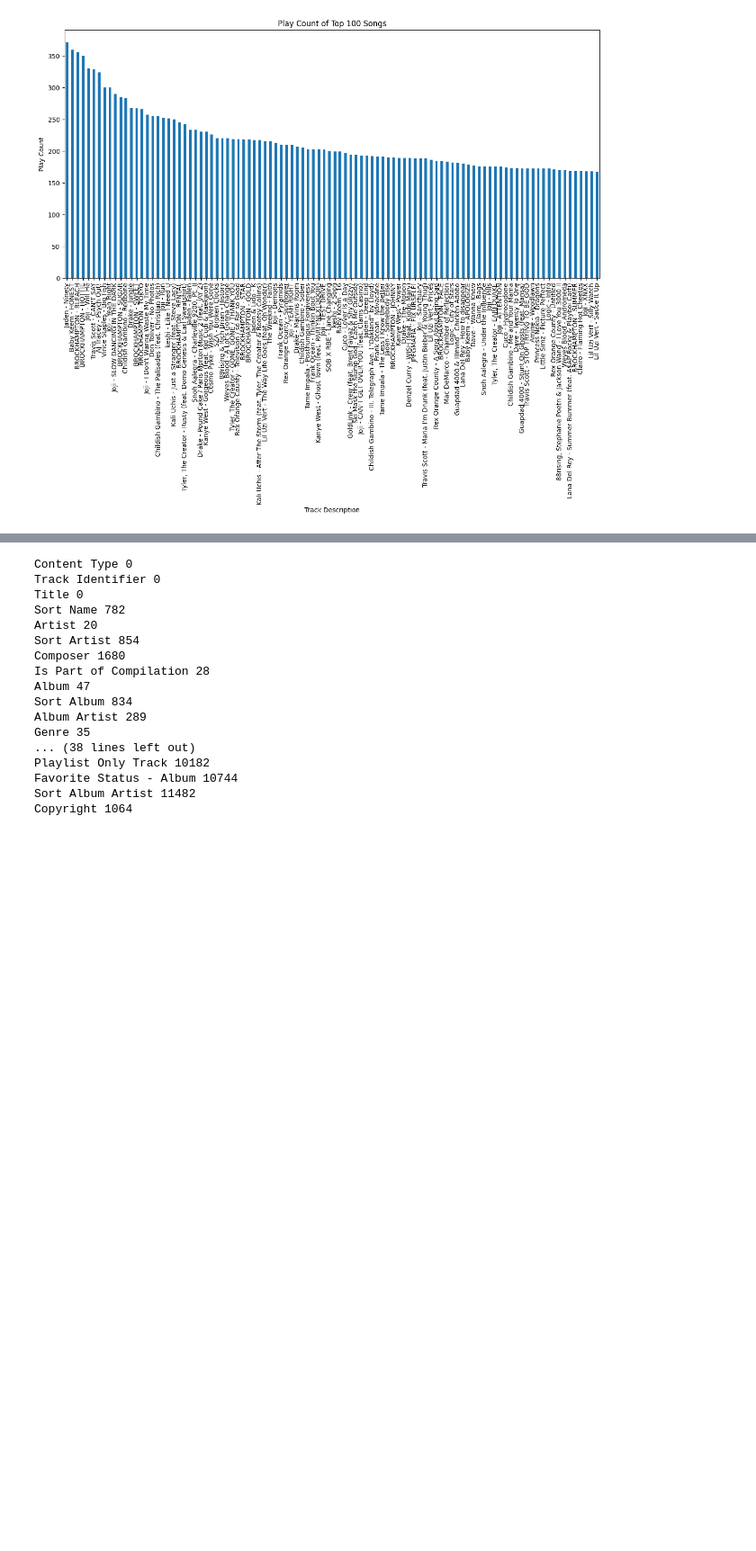
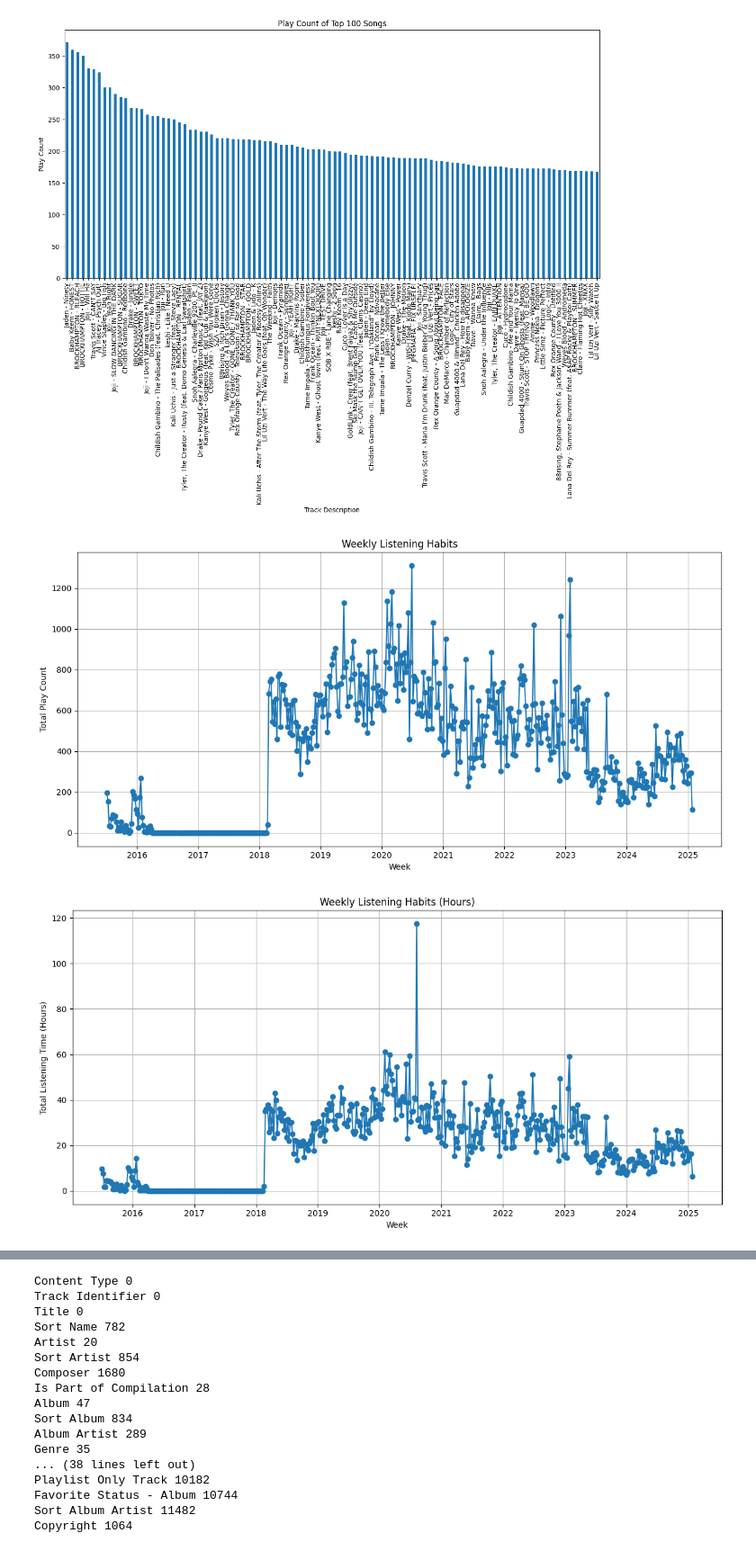
Before and after one commit to kurt-jr/Genius, a Jupyter notebook: AppleMusic.ipynb, the cells around one changed output, grey strips where cells are left out. Shown: that part at 90% size. Saved outputs shown, nothing was run; the diff lists cells and outputs as text; code cells hidden in the pictures; blank space fills up the shorter version.

```diff
--- a/AppleMusic.ipynb
+++ b/AppleMusic.ipynb
@@ -88,3 +92,44 @@ plt.show()
 # %% [output]
 [figure]
 [figure]
+# %%
+# Ensure 'Date Played' is in datetime format
+dailyPlayCleaned['Date Played'] = pd.to_datetime(dailyPlayCleaned['Date Played'])
+
+# Group by week and sum the play counts
+weekly_plays = (dailyPlayCleaned
+                .groupby(pd.Grouper(key='Date Played', freq='W'))['Play Count']
+                .sum()
+                .reset_index())
+
+# Plotting weekly listening habits by play count
+plt.figure(figsize=(12, 6))
+plt.plot(weekly_plays['Date Played'], weekly_plays['Play Count'], marker='o', linestyle='-')
+plt.title('Weekly Listening Habits')
+plt.xlabel('Week')
+plt.ylabel('Total Play Count')
+plt.grid(True)
+plt.tight_layout()
+plt.show()
+
+# Group by week and sum the play durations (converted to hours)
+weekly_duration = (dailyPlayCleaned
+                   .groupby(pd.Grouper(key='Date Played', freq='W'))['Play Duration Milliseconds']
+                   .sum()
+                   .reset_index())
+
+# Convert milliseconds to hours
+weekly_duration['Play Duration Hours'] = weekly_duration['Play Duration Milliseconds'] / (1000 * 60 * 60)
+
+# Plotting weekly listening habits by play duration
+plt.figure(figsize=(12, 6))
+plt.plot(weekly_duration['Date Played'], weekly_duration['Play Duration Hours'], marker='o', linestyle='-')
+plt.title('Weekly Listening Habits (Hours)')
+plt.xlabel('Week')
+plt.ylabel('Total Listening Time (Hours)')
+plt.grid(True)
+plt.tight_layout()
+plt.show()
+# %% [output]
+[figure, added]
+[figure, added]
```
Also changed, not shown: parts of 13 cells of this notebook.
